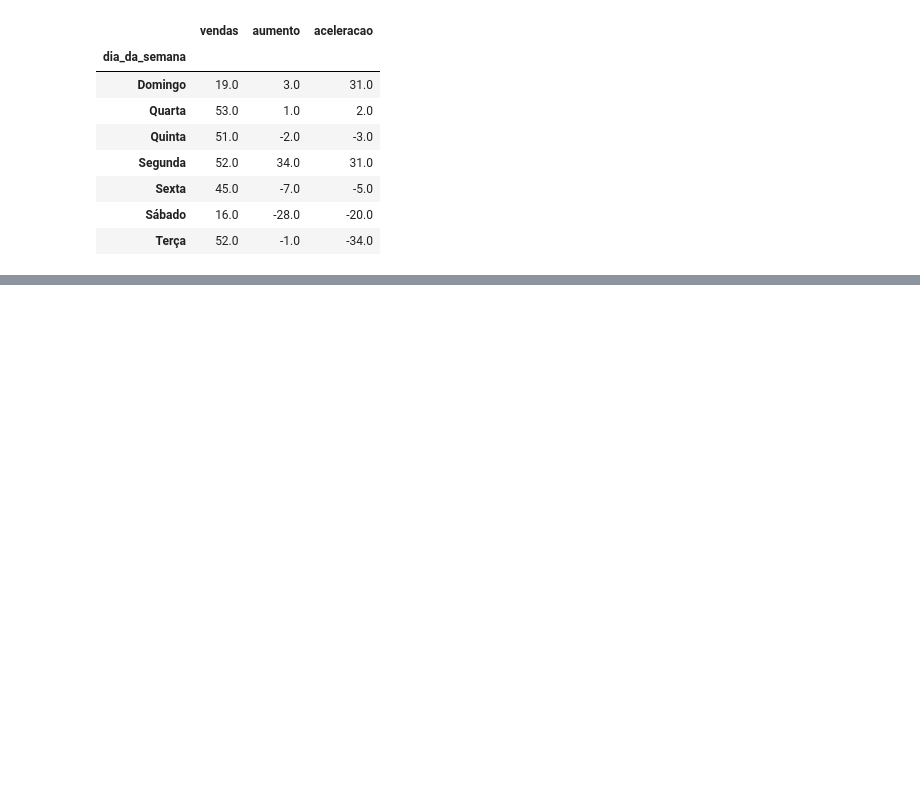
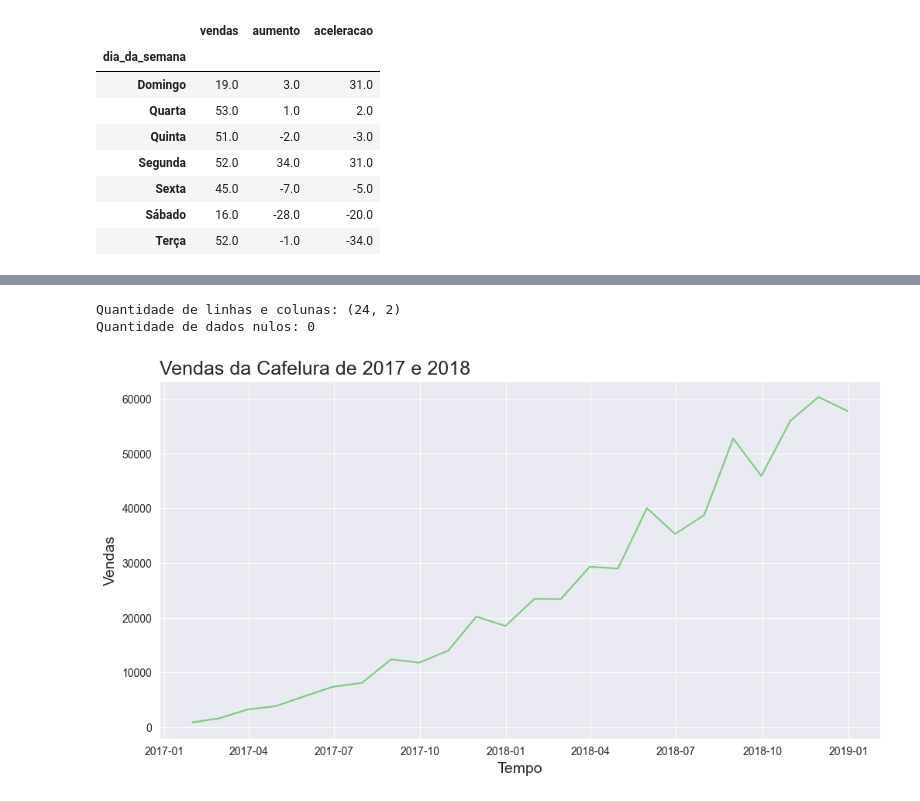
Before and after one commit to devnicolecabral/analise-series-temporais, a Jupyter notebook: timeseries.ipynb, the cells around one changed output, grey strips where cells are left out. Cells and saved outputs as stored; diff of their text form; code cells hidden in the pictures; blank space fills up the shorter version.

```diff
--- a/timeseries.ipynb
+++ b/timeseries.ipynb
@@ -321,0 +347,3 @@ vendas_agrupadas
+# %%
+cafelura = pd.read_csv('csv/cafelura.csv')
+cafelura.head()
@@ -321,0 +357,12 @@ vendas_agrupadas
+# %%
+cafelura['mes']= pd.to_datetime(cafelura['mes'])
+# %%
+print('Quantidade de linhas e colunas:', cafelura.shape)
+print('Quantidade de dados nulos:', cafelura.isna().sum().sum())
+# %% [output]
+Quantidade de linhas e colunas: (24, 2)
+Quantidade de dados nulos: 0
+# %%
+plotar('Vendas da Cafelura de 2017 e 2018', 'Tempo', 'Vendas', 'mes', 'vendas', cafelura)
+# %% [output]
+[figure, added]
```
Also changed, not shown: parts of 34 cells of this notebook.
